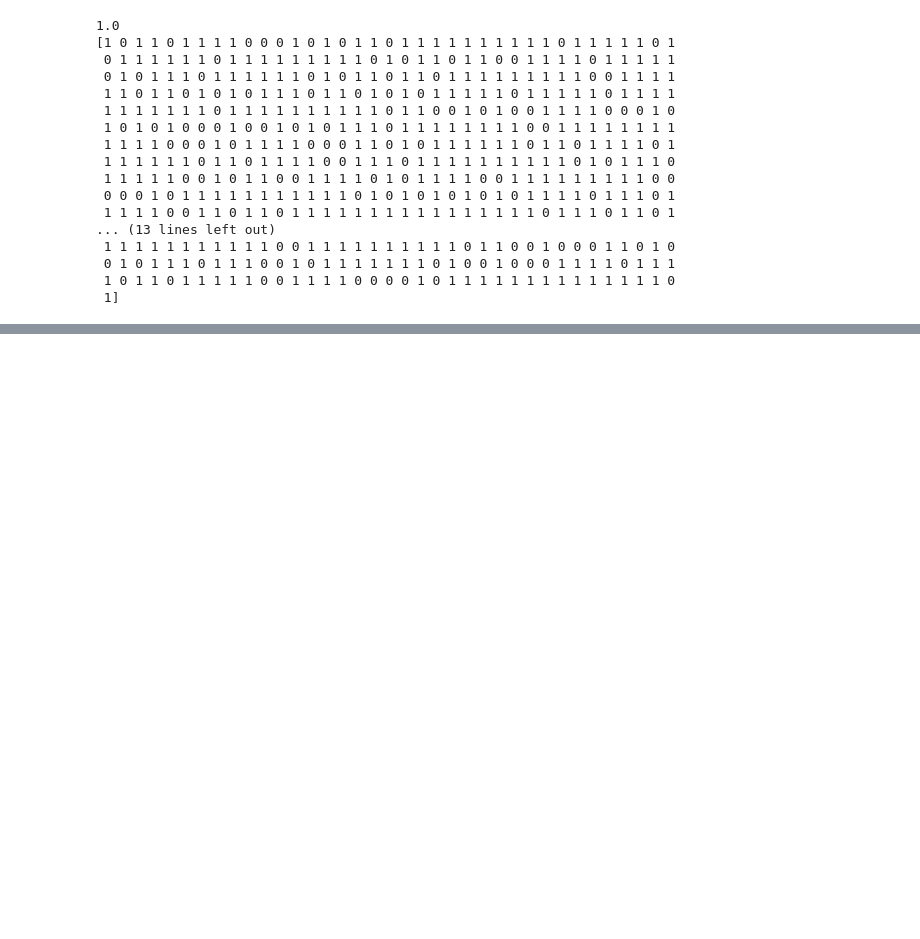
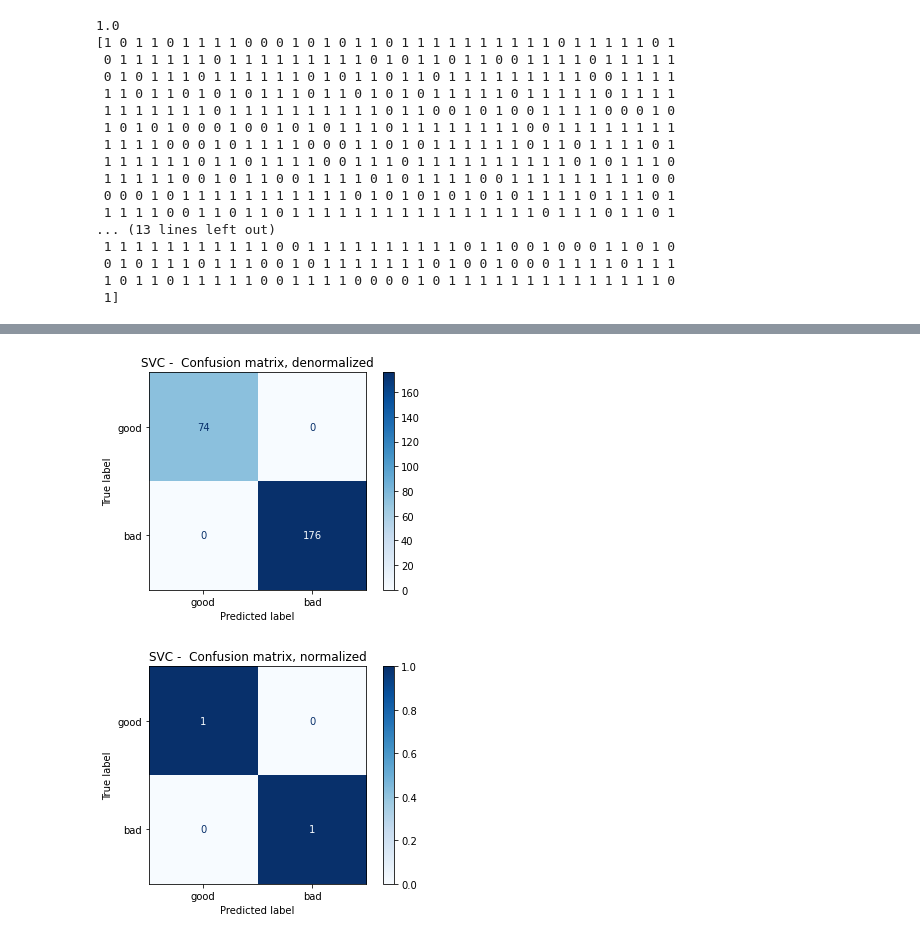
Before and after one commit to valuedriven/dataanalysis, a Jupyter notebook: trabalho_final/trabalho_final.ipynb, the cells around one changed output, grey strips where cells are left out. Cells and saved outputs as stored; diff of their text form; code cells hidden in the pictures; blank space fills up the shorter version.

```diff
--- a/trabalho_final/trabalho_final.ipynb
+++ b/trabalho_final/trabalho_final.ipynb
@@ -302 +305,6 @@ confusion_matrix(y_test, y_pred, options, method, class_names, color_map)
 [figure]
+# %%
+from sklearn.neural_network import MLPClassifier
+clf = MLPClassifier(solver='lbfgs', alpha=1e-5,
+                    hidden_layer_sizes=(15,15), random_state=1, max_iter=1000)
+clf.fit(data, target)
@@ -302,0 +344,8 @@ confusion_matrix(y_test, y_pred, options, method, class_names, color_map)
+# %%
+y_pred = clf.fit(X_train, y_train).predict(X_test)
+
+method = 'SVC'
+confusion_matrix(y_test, y_pred, options, method, class_names, color_map)
+# %% [output]
+[figure, added]
+[figure, added]
```
Also changed, not shown: parts of 10 cells of this notebook.
